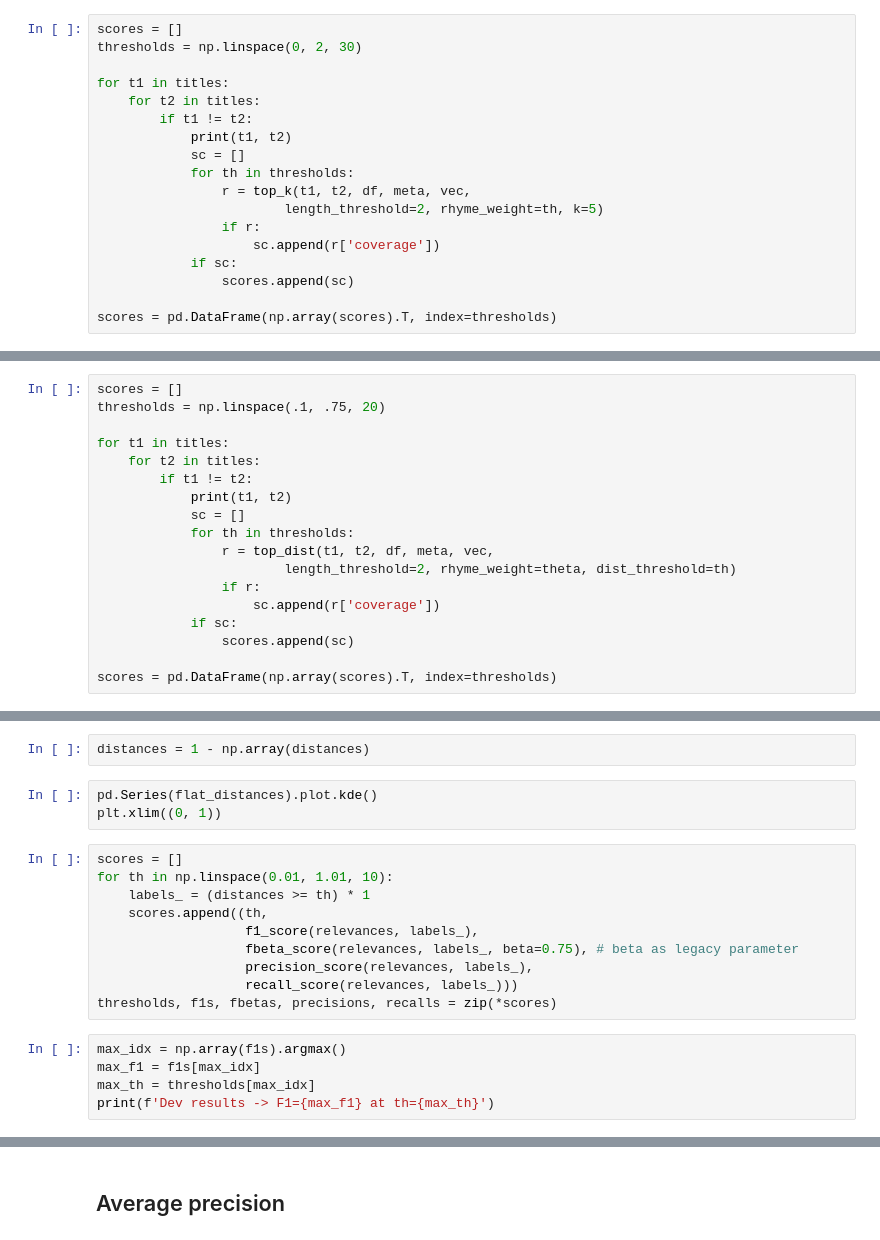
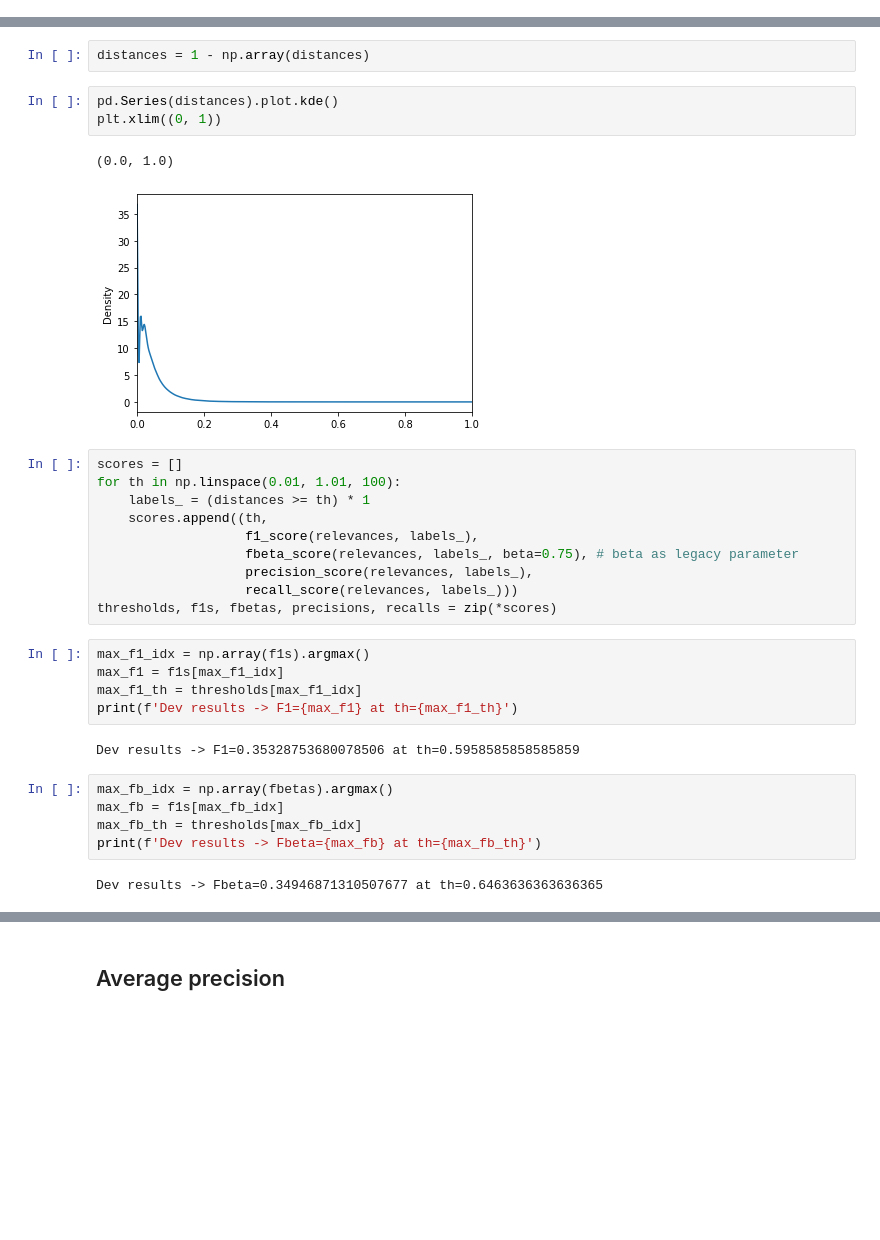
Before and after one commit to mikekestemont/zwerfverzen, a Jupyter notebook: notebooks/intertext.ipynb, the cells around one changed output, grey strips where cells are left out. Saved outputs shown, nothing was run; the diff lists cells and outputs as text; blank space fills up the shorter version.

```diff
--- a/notebooks/intertext.ipynb
+++ b/notebooks/intertext.ipynb
@@ -351,18 +229,0 @@ plt.legend([]);
-# %%
-scores = []
-thresholds = np.linspace(0, 2, 30)
-
-for t1 in titles:
-    for t2 in titles:
-        if t1 != t2:
-            print(t1, t2)
-            sc = []
-            for th in thresholds:
-                r = top_k(t1, t2, df, meta, vec,
-                        length_threshold=2, rhyme_weight=th, k=5)
-                if r:
-                    sc.append(r['coverage'])
-            if sc:
-                scores.append(sc)
-
-scores = pd.DataFrame(np.array(scores).T, index=thresholds)
@@ -439,18 +229,0 @@ def top_dist(title1, title2, base_df, meta, vectorizer,
-# %%
-scores = []
-thresholds = np.linspace(.1, .75, 20)
-
-for t1 in titles:
-    for t2 in titles:
-        if t1 != t2:
-            print(t1, t2)
-            sc = []
-            for th in thresholds:
-                r = top_dist(t1, t2, df, meta, vec,
-                        length_threshold=2, rhyme_weight=theta, dist_threshold=th)
-                if r:
-                    sc.append(r['coverage'])
-            if sc:
-                scores.append(sc)
-
-scores = pd.DataFrame(np.array(scores).T, index=thresholds)
@@ -516,11 +281,14 @@ Use complement of the cosine distance as a pseudo-probability:
 # %%
 distances = 1 - np.array(distances)
 # %%
-pd.Series(flat_distances).plot.kde()
+pd.Series(distances).plot.kde()
 plt.xlim((0, 1))
+# %% [output]
+(0.0, 1.0)
+[figure, added]
 # %%
 scores = []
-for th in np.linspace(0.01, 1.01, 10):
+for th in np.linspace(0.01, 1.01, 100):
     labels_ = (distances >= th) * 1
     scores.append((th,
                    f1_score(relevances, labels_),
@@ -529,10 +297,19 @@ for th in np.linspace(0.01, 1.01, 10):
                    recall_score(relevances, labels_)))
 thresholds, f1s, fbetas, precisions, recalls = zip(*scores)
 # %%
-max_idx = np.array(f1s).argmax()
-max_f1 = f1s[max_idx]
-max_th = thresholds[max_idx]
-print(f'Dev results -> F1={max_f1} at th={max_th}')
+max_f1_idx = np.array(f1s).argmax()
+max_f1 = f1s[max_f1_idx]
+max_f1_th = thresholds[max_f1_idx]
+print(f'Dev results -> F1={max_f1} at th={max_f1_th}')
+# %% [output]
+Dev results -> F1=0.35328753680078506 at th=0.5958585858585859
+# %%
+max_fb_idx = np.array(fbetas).argmax()
+max_fb = f1s[max_fb_idx]
+max_fb_th = thresholds[max_fb_idx]
+print(f'Dev results -> Fbeta={max_fb} at th={max_fb_th}')
+# %% [output]
+Dev results -> Fbeta=0.34946871310507677 at th=0.6463636363636365
 # %%
 plt.plot(thresholds, precisions, label='precision')
 plt.plot(thresholds, recalls, label='recall')
```
Also changed, not shown: parts of 32 cells of this notebook.
